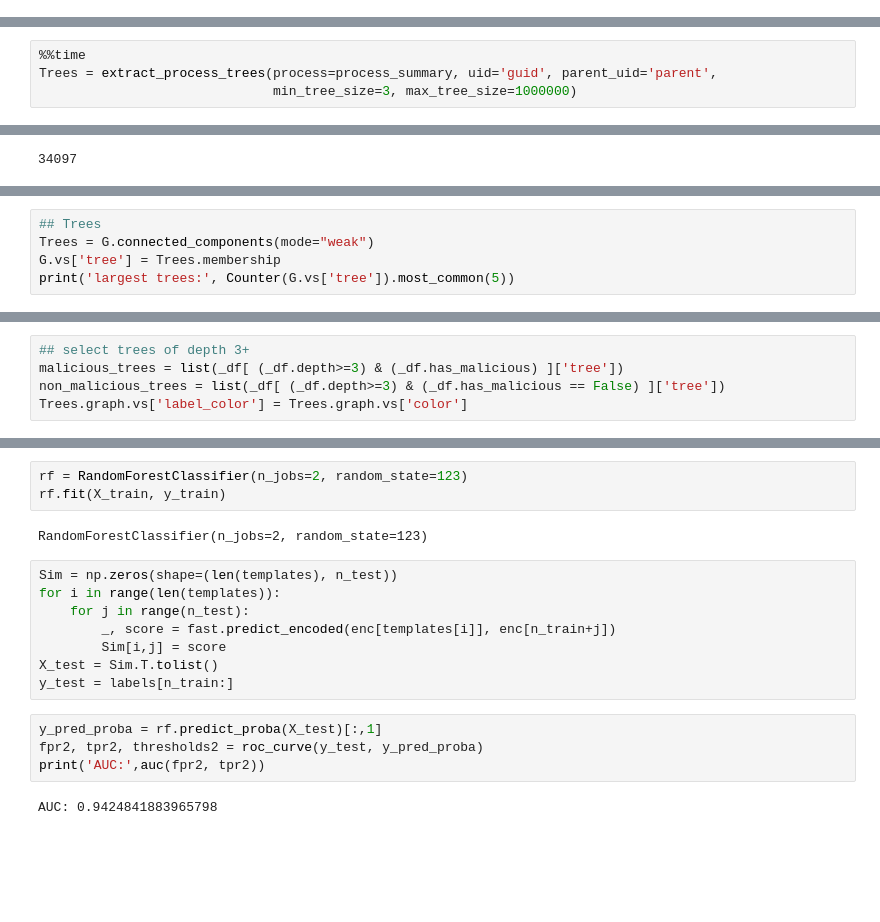
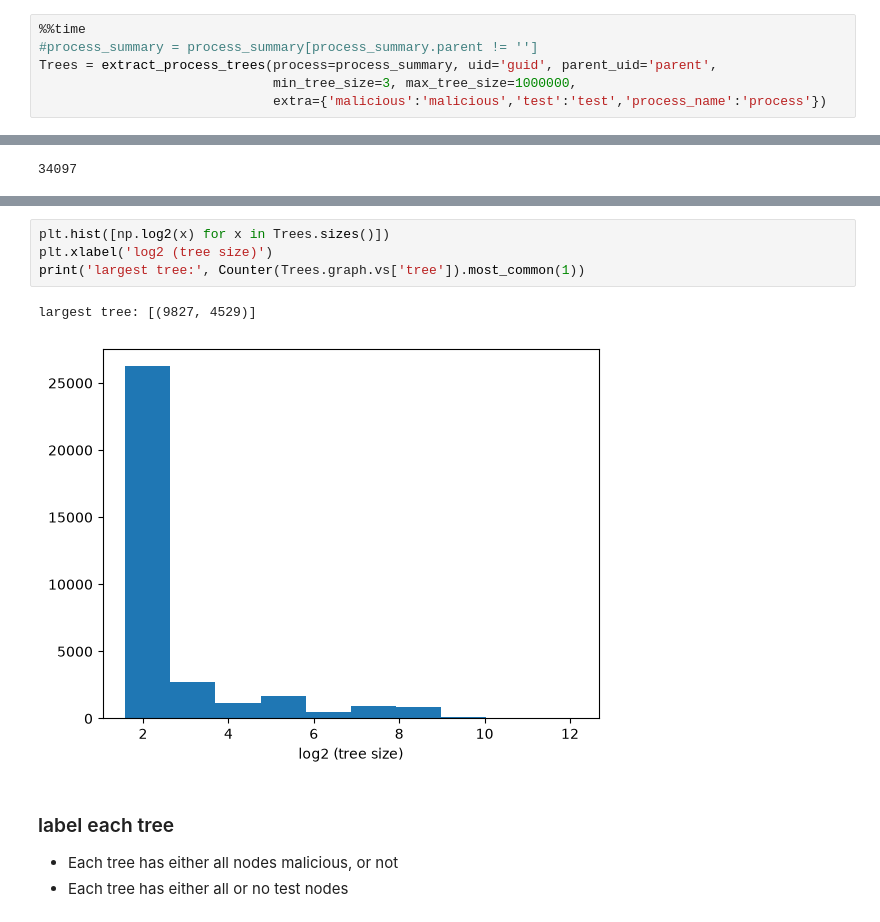
Before and after one commit to ftheberge/Matching_Experiments, a Jupyter notebook: DMBD/DMBD_process_trees_experiments.ipynb, the cells around one changed output, grey strips where cells are left out. Saved outputs shown, nothing was run; the diff lists cells and outputs as text; blank space fills up the shorter version.

```diff
--- a/DMBD/DMBD_process_trees_experiments.ipynb
+++ b/DMBD/DMBD_process_trees_experiments.ipynb
@@ -54,3 +55,9 @@ print(process_summary.head())
 2         0                 0         E0       True  True
 3         0                 0         E0       True  True
 4         0                 0         E0       True  True
+# %%
+%%time
+#process_summary = process_summary[process_summary.parent != '']
+Trees = extract_process_trees(process=process_summary, uid='guid', parent_uid='parent',
+                              min_tree_size=3, max_tree_size=1000000,
+                              extra={'malicious':'malicious','test':'test','process_name':'process'})
@@ -64,4 +71,0 @@ process_summary = process_summary[process_summary.parent != '']
-# %%
-%%time
-Trees = extract_process_trees(process=process_summary, uid='guid', parent_uid='parent',
-                              min_tree_size=3, max_tree_size=1000000)
@@ -87,5 +85,0 @@ len(Trees)
-# %%
-## Trees
-Trees = G.connected_components(mode="weak")
-G.vs['tree'] = Trees.membership
-print('largest trees:', Counter(G.vs['tree']).most_common(5))
@@ -152,5 +85,0 @@ deepest non-malicious: 8
-# %%
-## select trees of depth 3+
-malicious_trees = list(_df[ (_df.depth>=3) & (_df.has_malicious) ]['tree'])
-non_malicious_trees = list(_df[ (_df.depth>=3) & (_df.has_malicious == False) ]['tree'])
-Trees.graph.vs['label_color'] = Trees.graph.vs['color']
@@ -584,19 +86,12 @@ y_train = [labels[i] for i in training]
-# %%
-rf = RandomForestClassifier(n_jobs=2, random_state=123)
-rf.fit(X_train, y_train)
-# %% [output]
-RandomForestClassifier(n_jobs=2, random_state=123)
-# %%
-Sim = np.zeros(shape=(len(templates), n_test))
-for i in range(len(templates)):
-    for j in range(n_test):
-        _, score = fast.predict_encoded(enc[templates[i]], enc[n_train+j])
-        Sim[i,j] = score
-X_test = Sim.T.tolist()
-y_test = labels[n_train:]
-# %%
-y_pred_proba = rf.predict_proba(X_test)[:,1]
-fpr2, tpr2, thresholds2 = roc_curve(y_test, y_pred_proba)
-print('AUC:',auc(fpr2, tpr2))
-# %% [output]
-AUC: 0.9424841883965798
+# %%
+plt.hist([np.log2(x) for x in Trees.sizes()])
+plt.xlabel('log2 (tree size)')
+print('largest tree:', Counter(Trees.graph.vs['tree']).most_common(1))
+# %% [output]
+largest tree: [(9827, 4529)]
+[figure, added]
+# %% [markdown]
+### label each tree
+
+* Each tree has either all nodes malicious, or not
+* Each tree has either all or no test nodes
```
Also changed, not shown: parts of 74 cells of this notebook, 2 other files.
